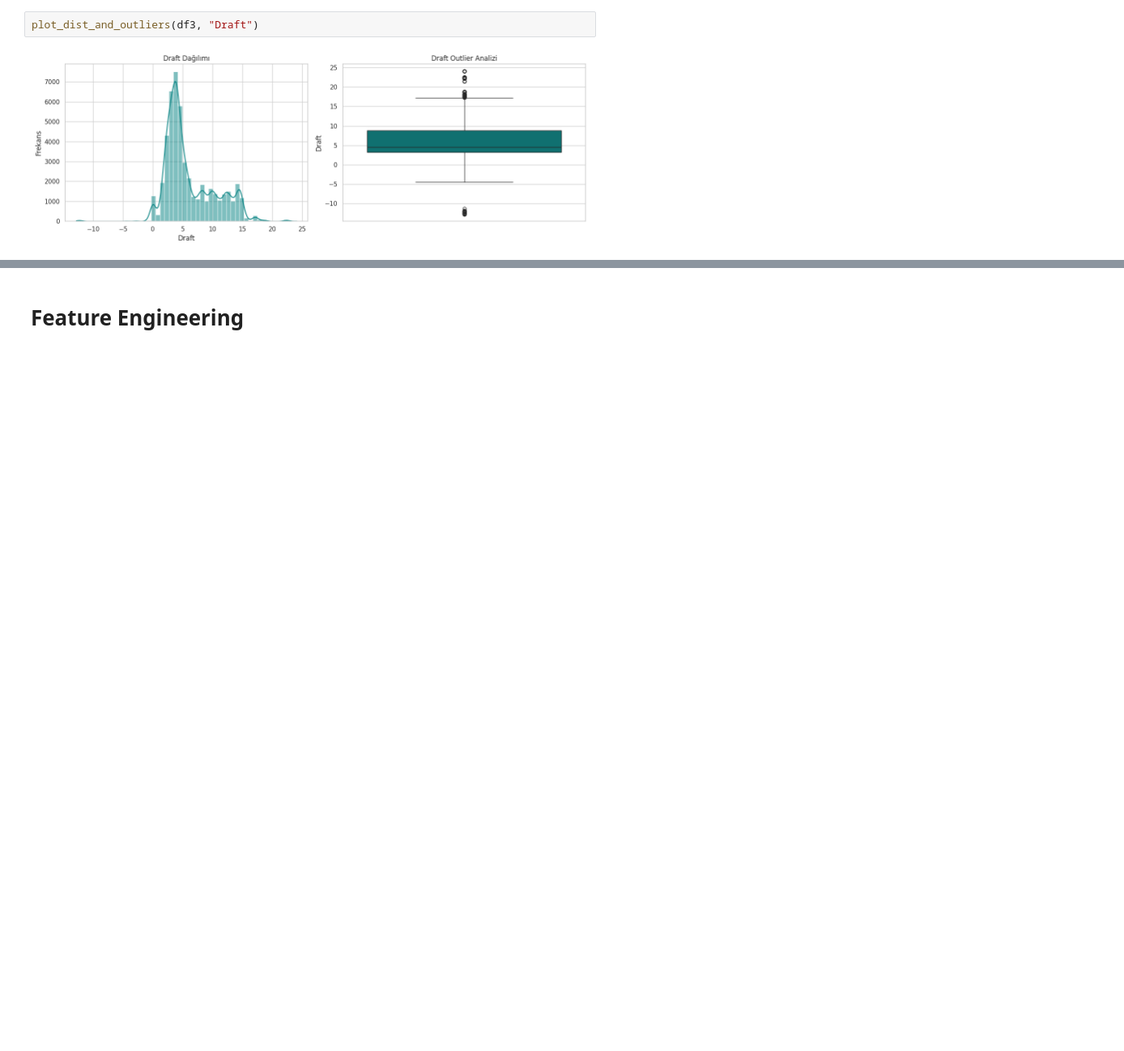
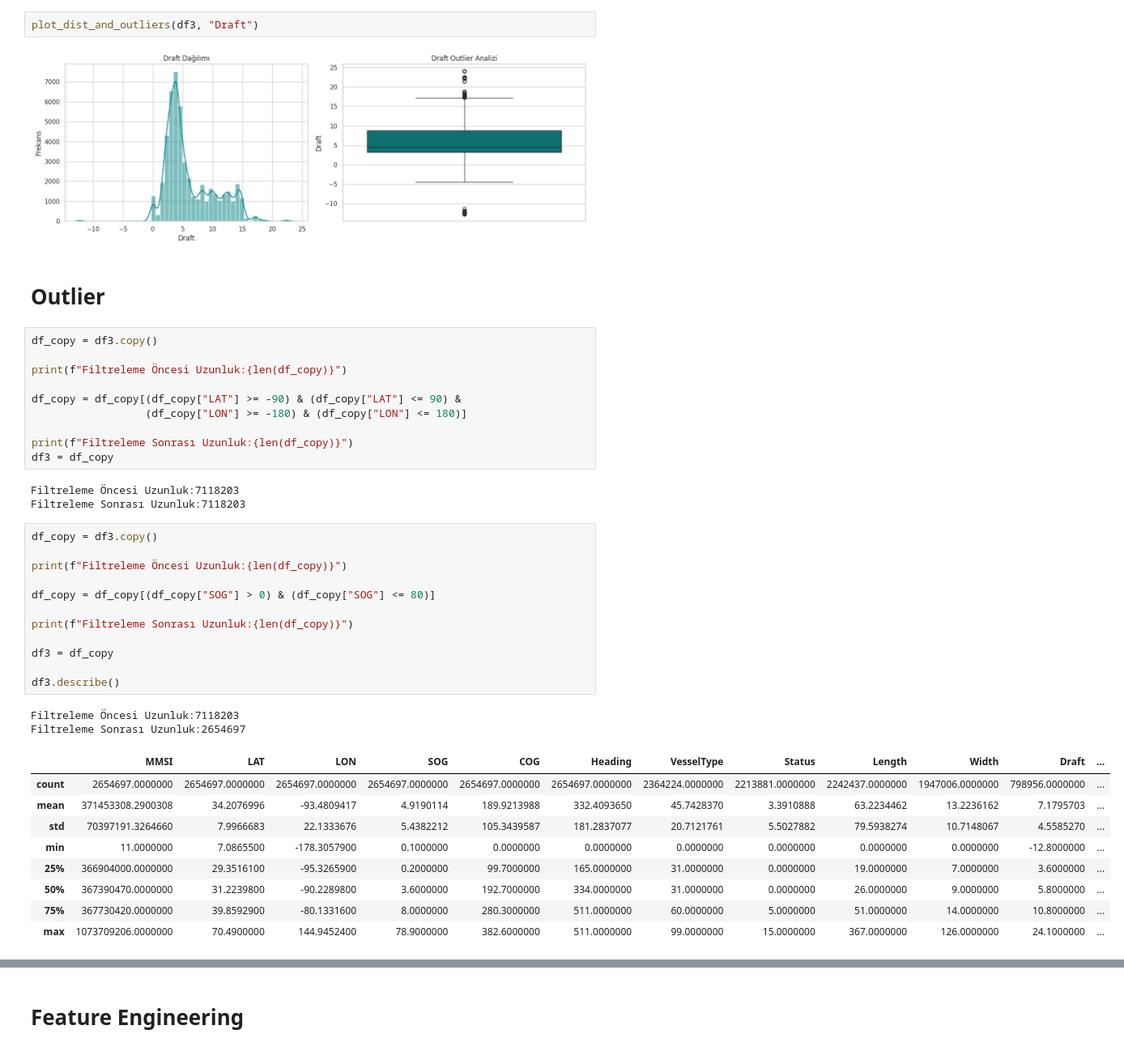
Before and after one commit to burakltnds/Telemetri_Verileriyle_Carpisma_Risk_Analizi, a Jupyter notebook: gemi_telemetri_verileriyle_carpisma_risk_analizi.ipynb, the cells around one changed output, grey strips where cells are left out. Shown at 81% size. Drawn from its saved outputs; the diff is of its cells as text; blank space fills up the shorter version.

Commit message:
Kaggle Notebook | gemi_telemetri_verileriyle_carpisma_risk_analizi | Version 2 Outlier temizliği ve Missing Value adımları tamamlandı feature engineering'e başlanacak

```diff
--- a/gemi_telemetri_verileriyle_carpisma_risk_analizi.ipynb
+++ b/gemi_telemetri_verileriyle_carpisma_risk_analizi.ipynb
@@ -181,3 +200,42 @@ plot_dist_and_outliers(df3, "Width")
 plot_dist_and_outliers(df3, "Draft")
 # %% [output]
 [figure]
+# %% [markdown]
+# Outlier
+# %%
+df_copy = df3.copy()
+
+print(f"Filtreleme Öncesi Uzunluk:{len(df_copy)}")
+
+df_copy = df_copy[(df_copy["LAT"] >= -90) & (df_copy["LAT"] <= 90) &
+                  (df_copy["LON"] >= -180) & (df_copy["LON"] <= 180)]
+
+print(f"Filtreleme Sonrası Uzunluk:{len(df_copy)}")
+df3 = df_copy
+# %% [output]
+Filtreleme Öncesi Uzunluk:7118203
+Filtreleme Sonrası Uzunluk:7118203
+# %%
+df_copy = df3.copy()
+
+print(f"Filtreleme Öncesi Uzunluk:{len(df_copy)}")
+
+df_copy = df_copy[(df_copy["SOG"] > 0) & (df_copy["SOG"] <= 80)]
+
+print(f"Filtreleme Sonrası Uzunluk:{len(df_copy)}")
+
+df3 = df_copy
+
+df3.describe()
+# %% [output]
+Filtreleme Öncesi Uzunluk:7118203
+Filtreleme Sonrası Uzunluk:2654697
+|  | MMSI | LAT | LON | SOG | COG | Heading | VesselType | Status | Length | Width | Draft | ... |
+| count | 2654697.0000000 | 2654697.0000000 | 2654697.0000000 | 2654697.0000000 | 2654697.0000000 | 2654697.0000000 | 2364224.0000000 | 2213881.0000000 | 2242437.0000000 | 1947006.0000000 | 798956.0000000 | ... |
+| mean | 371453308.2900308 | 34.2076996 | -93.4809417 | 4.9190114 | 189.9213988 | 332.4093650 | 45.7428370 | 3.3910888 | 63.2234462 | 13.2236162 | 7.1795703 | ... |
+| std | 70397191.3264660 | 7.9966683 | 22.1333676 | 5.4382212 | 105.3439587 | 181.2837077 | 20.7121761 | 5.5027882 | 79.5938274 | 10.7148067 | 4.5585270 | ... |
+| min | 11.0000000 | 7.0865500 | -178.3057900 | 0.1000000 | 0.0000000 | 0.0000000 | 0.0000000 | 0.0000000 | 0.0000000 | 0.0000000 | -12.8000000 | ... |
+| 25% | 366904000.0000000 | 29.3516100 | -95.3265900 | 0.2000000 | 99.7000000 | 165.0000000 | 31.0000000 | 0.0000000 | 19.0000000 | 7.0000000 | 3.6000000 | ... |
+| 50% | 367390470.0000000 | 31.2239800 | -90.2289800 | 3.6000000 | 192.7000000 | 334.0000000 | 31.0000000 | 0.0000000 | 26.0000000 | 9.0000000 | 5.8000000 | ... |
+| 75% | 367730420.0000000 | 39.8592900 | -80.1331600 | 8.0000000 | 280.3000000 | 511.0000000 | 60.0000000 | 5.0000000 | 51.0000000 | 14.0000000 | 10.8000000 | ... |
+| max | 1073709206.0000000 | 70.4900000 | 144.9452400 | 78.9000000 | 382.6000000 | 511.0000000 | 99.0000000 | 15.0000000 | 367.0000000 | 126.0000000 | 24.1000000 | ... |
```
Also changed, not shown: parts of 29 cells of this notebook.
